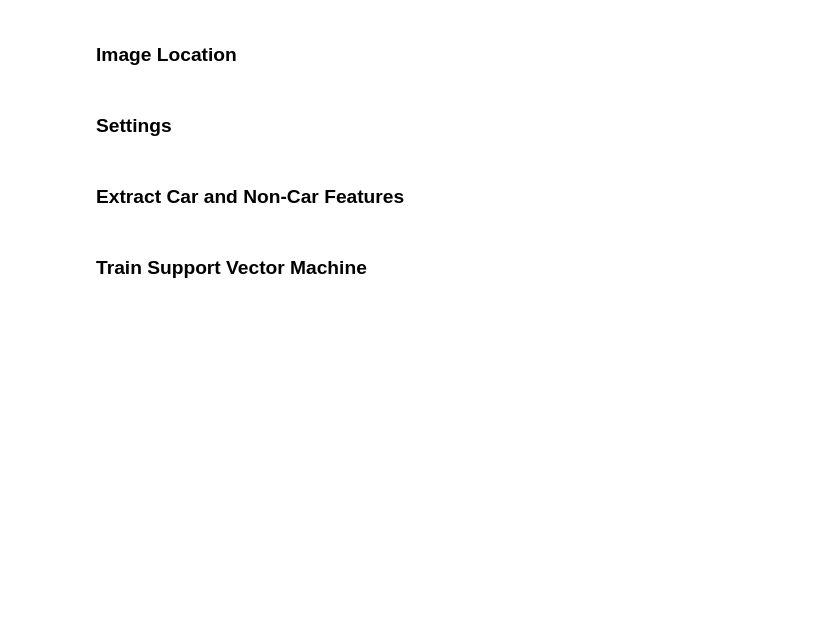
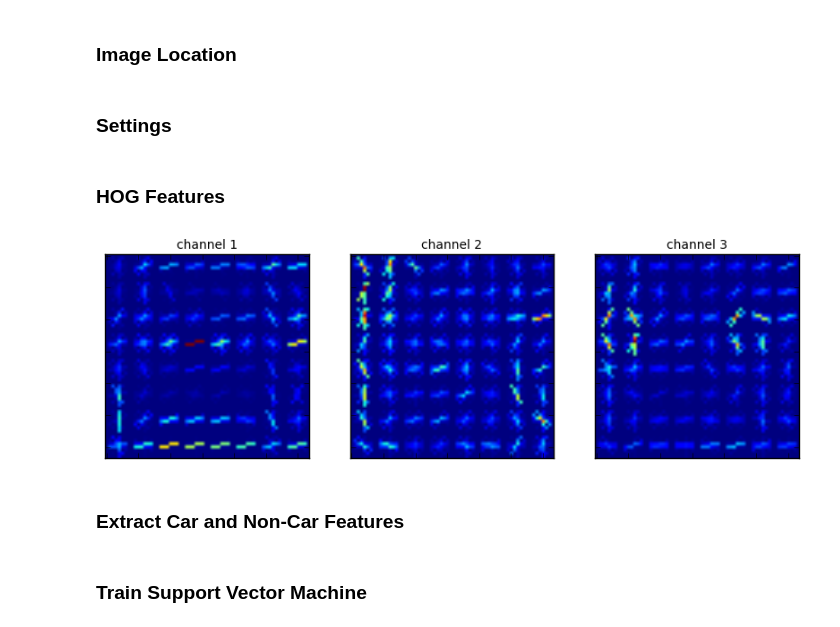
Before and after one commit to rdspring1/CarND-Vehicle-Detection, a Jupyter notebook: Vehicle_Detection.ipynb, the cells around one changed output. Cells and saved outputs as stored; diff of their text form; code cells hidden in the pictures; blank space fills up the shorter version.

```diff
--- a/Vehicle_Detection.ipynb
+++ b/Vehicle_Detection.ipynb
@@ -35,3 +36,31 @@ heatmap = hm.BoundingBox(img_shape)
+# %% [markdown]
+### HOG Features
+# %%
+from skimage.feature import hog
+import matplotlib.pyplot as plt
+from matplotlib.ticker import NullFormatter
+nullfmt = NullFormatter()
+
+img = cv2.imread('output_images/car.png')
+norm_img = img.astype(np.float32)/255.0
+feature_image = cv2.cvtColor(norm_img, cv2.COLOR_RGB2YCrCb)
+ch = [feature_image[:,:,0], feature_image[:,:,1], feature_image[:,:,2]]
+
+num_channels = 3
+f, ax = plt.subplots(1, num_channels, figsize=(10,10))
+for idx in range(num_channels):
+    features, hog_image = hog(ch[idx], orientations=orient,
+                pixels_per_cell=(pix_per_cell, pix_per_cell),
+                cells_per_block=(cell_per_block, cell_per_block),
+                transform_sqrt=True,
+                visualise=True, feature_vector=False)
+    imgplot = ax[idx].imshow(hog_image)
+    ax[idx].set_title("channel {0}".format(idx+1), fontsize=10)
+    ax[idx].xaxis.set_major_formatter(nullfmt)
+    ax[idx].yaxis.set_major_formatter(nullfmt)
+plt.show()
+# %% [output]
+[figure, added]
 # %% [markdown]
 ### Extract Car and Non-Car Features
 # %%
```
Also changed, not shown: parts of 8 cells of this notebook, 10 other files.
